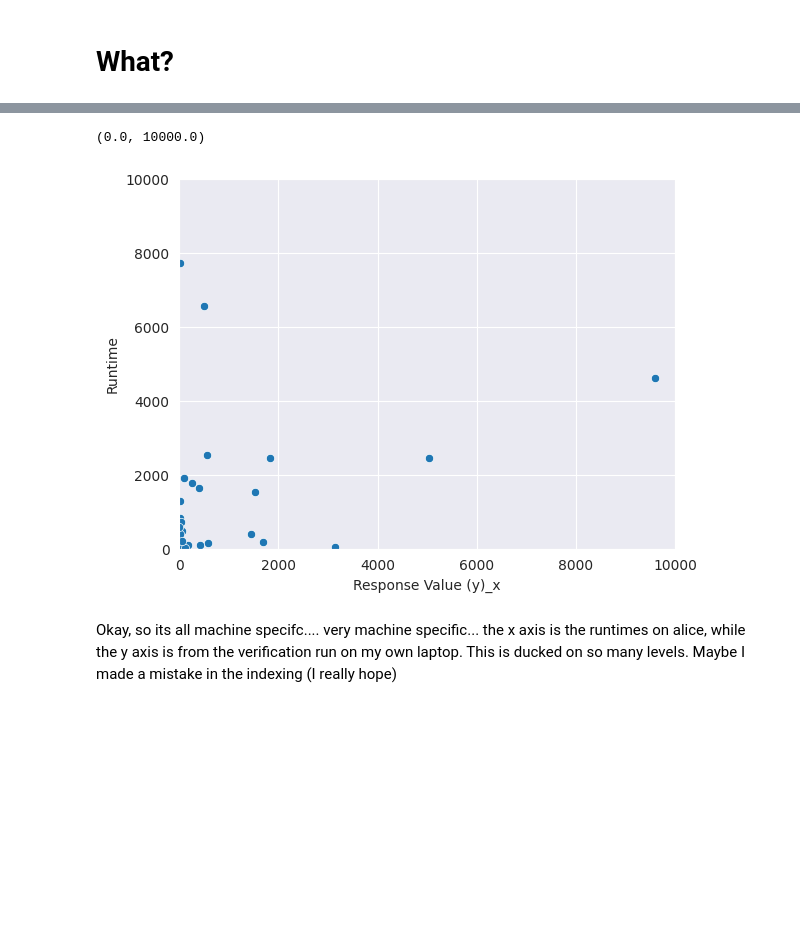
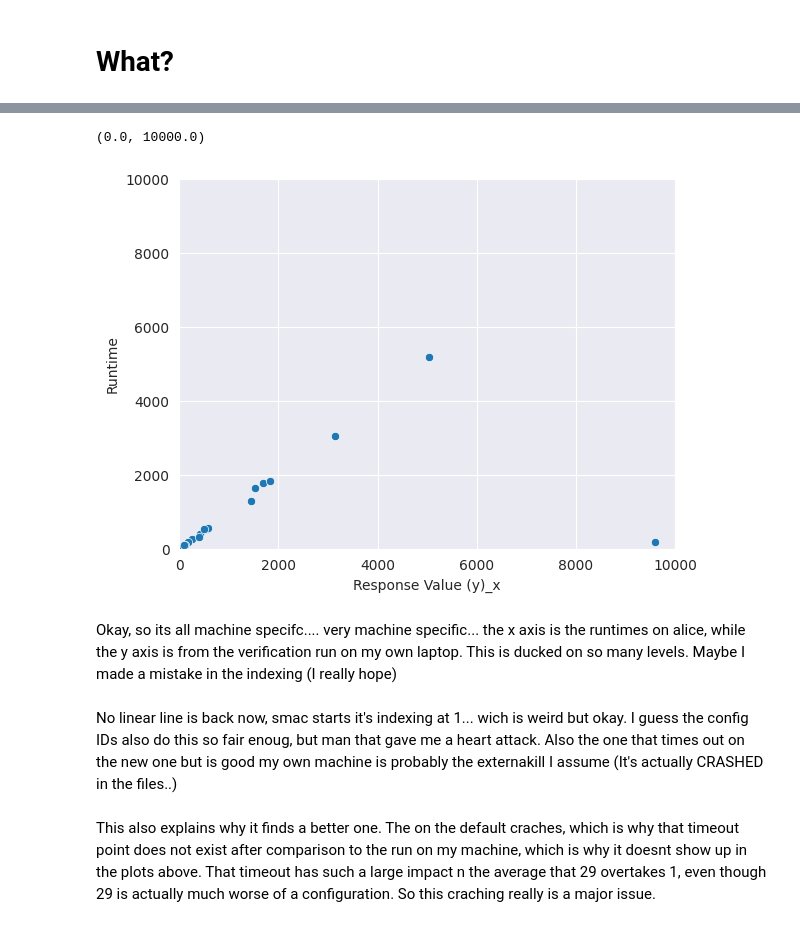
Before and after one commit to Skippybal/Styx, a Jupyter notebook: compare.ipynb, the cells around one changed output, grey strips where cells are left out. Drawn from its saved outputs; the diff is of its cells as text; code cells hidden in the pictures; blank space fills up the shorter version.

```diff
--- a/compare.ipynb
+++ b/compare.ipynb
@@ -290,7 +290,7 @@ plto.set_ylim(0, 10_000)
 [figure]
 # %%
 # Indexing is -1 here, which is awful, but well, nevermind is was issue with header....
-inst_lis = list(combined_frame["Instance ID"] )
+inst_lis = list(combined_frame["Instance ID"] -1)
 # print(inst_lis)
 # print(len(instance_and_id))
 inst_paths = instance_and_id.iloc[inst_lis]
@@ -368,10 +368,10 @@ print(len(combined_frame))
 30
 # %%
-Okay, so its all machine specifc.... very machine specific... the x axis is the runtimes on alice, while the y axis is from the verification run on my own laptop. This is fucked on so many levels. Maybe I made a miplto = sns.scatterplot(data=combined_frame, x="Response Value (y)_x", y="Runtime")
+plto = sns.scatterplot(data=combined_frame, x="Response Value (y)_x", y="Runtime")
 plto.set_xlim(0, 10_000)
 plto.set_ylim(0, 10_000)
 # %% [output]
 (0.0, 10000.0)
-[figure, old version]
+[figure, new version]
 # %% [markdown]
 Okay, so its all machine specifc.... very machine specific... the x axis is the runtimes on alice, while the y axis is from the verification run on my own laptop. This is ducked on so many levels. Maybe I made a mistake in the indexing (I really hope)
@@ -379,0 +383,4 @@ Okay, so its all machine specifc.... very machine specific... the x axis is the
+# %% [markdown]
+No linear line is back now, smac starts it's indexing at 1... wich is weird but okay. I guess the config IDs also do this so fair enoug, but man that gave me a heart attack. Also the one that times out on the new one but is good my own machine is probably the externakill I assume (It's actually CRASHED in the files..)
+# %% [markdown]
+This also explains why it finds a better one. The on the default craches, which is why that timeout point does not exist after comparison to the run on my machine, which is why it doesnt show up in the plots above. That timeout has such a large impact n the average that 29 overtakes 1, even though 29 is actually much worse of a configuration. So this craching really is a major issue.
```
Also changed, not shown: parts of 8 cells of this notebook.
